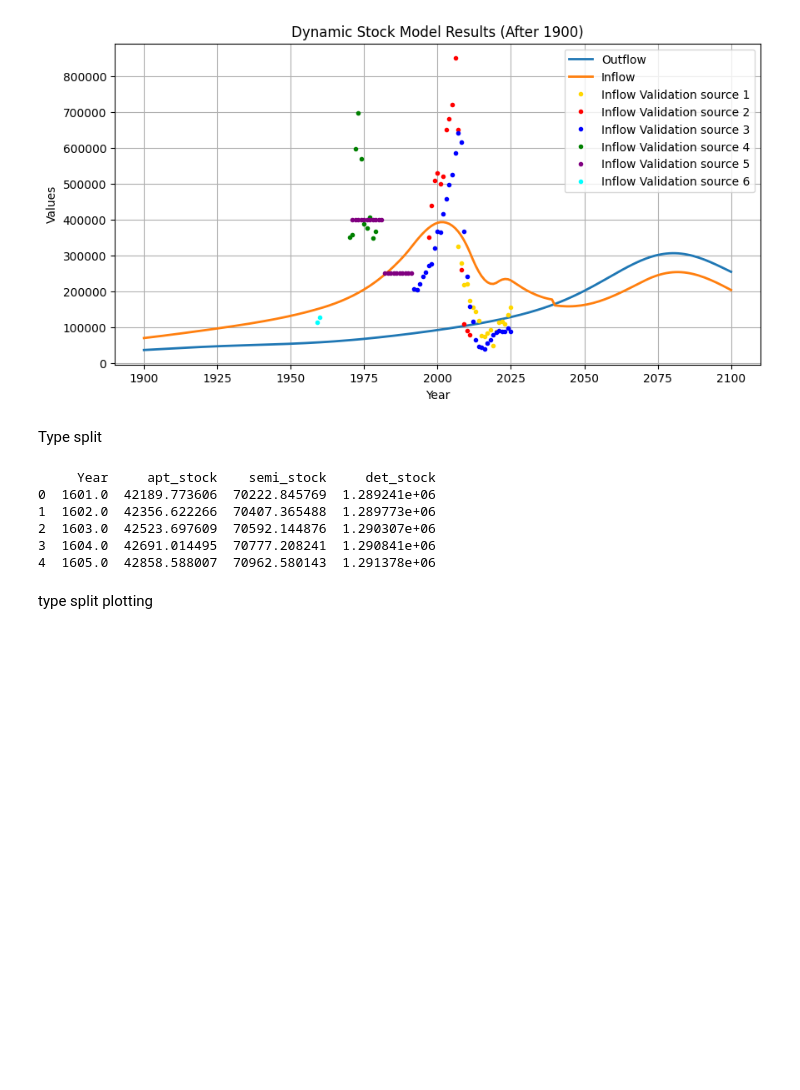
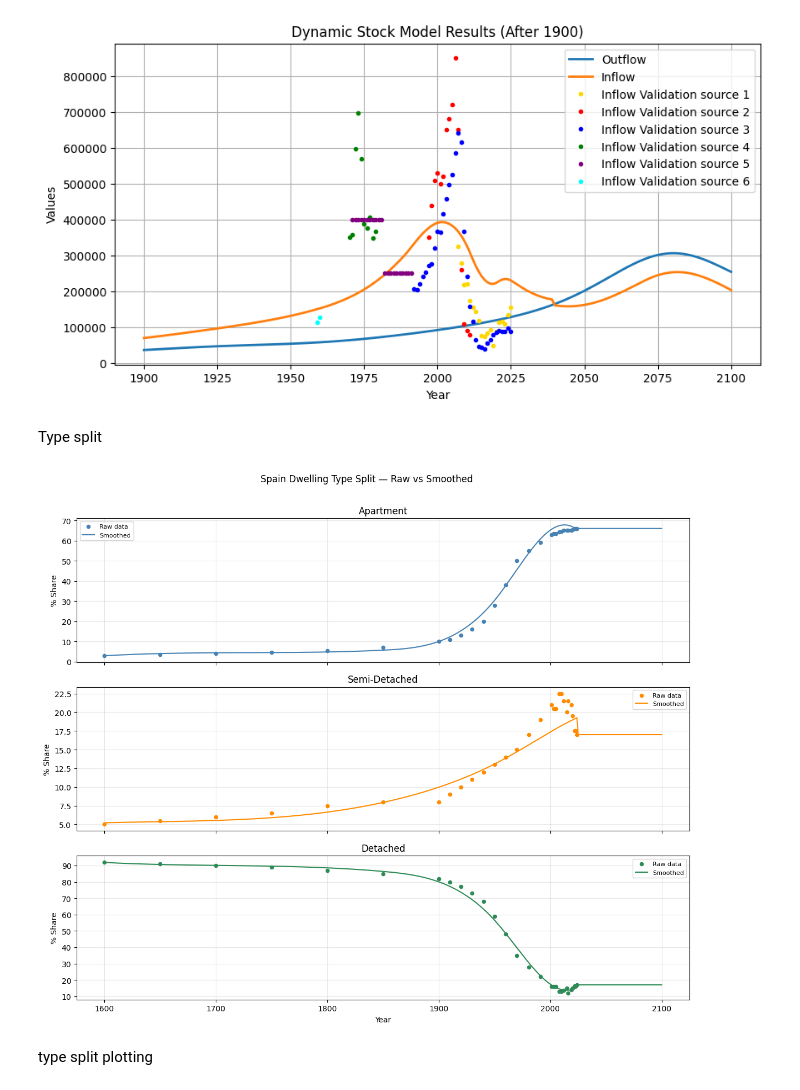
Before and after one commit to tdhunn01-design/MFA2, a Jupyter notebook: PPD_POP_Multiplied.ipynb, the cells around one changed output. Saved outputs shown, nothing was run; the diff lists cells and outputs as text; code cells hidden in the pictures; blank space fills up the shorter version.

```diff
--- a/PPD_POP_Multiplied.ipynb
+++ b/PPD_POP_Multiplied.ipynb
@@ -212,56 +212,70 @@ plt.legend()
 # %% [markdown]
 Type split
 # %%
+from scipy.interpolate import UnivariateSpline
+import matplotlib.pyplot as plt
 
-from scipy.interpolate import PchipInterpolator
+# raw points for plotting only - from the excel
+pct_raw = pd.read_excel("spain_dwelling_types.xlsx", sheet_name="Data", header=2)[["Year", "Apartment / Flat (%)", "Semi-Detached / Terraced (%)", "Detached (%)"]].dropna(subset=["Year"])
+pct_raw.columns = ["Year", "pct_apt", "pct_semi", "pct_det"]
+pct_raw = pct_raw[pd.to_numeric(pct_raw["Year"], errors="coerce").notna()]
+pct_raw["Year"] = pct_raw["Year"].astype(int)
+pct_raw[["pct_apt", "pct_semi", "pct_det"]] = pct_raw[["pct_apt", "pct_semi", "pct_det"]].apply(pd.to_numeric, errors="coerce")
+pct_raw = pct_raw.dropna()
 
-# load percentage splits from excel
-pct = pd.read_excel("spain_dwelling_types.xlsx", sheet_name="Data", header=2)[["Year", "Apartment / Flat (%)", "Semi-Detached / Terraced (%)", "Detached (%)"]].dropna(subset=["Year"])
-pct.columns = ["Year", "pct_apt", "pct_semi", "pct_det"]
-pct = pct[pd.to_numeric(pct["Year"], errors="coerce").notna()]
-pct["Year"] = pct["Year"].astype(int)
+# curated anchor points - monotonic, no reversals
+pct_clean = pd.DataFrame({
+    "Year":    [1600, 1700, 1800, 1850, 1900, 1930, 1950, 1960, 1970, 1981, 1991, 2001, 2024],
+    "pct_apt": [   3,    4,    5,    7,   10,   16,   28,   38,   50,   55,   59,   63,   66],
+    "pct_semi":[   5,    6,    7,    8,    8,   11,   13,   14,   15,   17,   18,   18,   17],
+    "pct_det": [  92,   90,   88,   85,   82,   73,   59,   48,   35,   28,   22,   17,   17],
+})
 
-# clean and prepare anchor points, thin post-2000 to reduce oscillation
-pct_known = pct.copy()
-pct_known[["pct_apt", "pct_semi", "pct_det"]] = pct_known[["pct_apt", "pct_semi", "pct_det"]].apply(pd.to_numeric, errors="coerce")
-pct_known = pct_known.dropna().sort_values("Year")
-pct_known = pd.concat([
-    pct_known[pct_known["Year"] <= 2000],
-    pct_known[pct_known["Year"] > 2000].iloc[::2]
-]).reset_index(drop=True)
-
-# build type_split with Product still attached
 type_split = result[["Year", "Product"]].copy()
 
-# fit monotonic spline, hold last value flat beyond 2024
 for col in ["pct_apt", "pct_semi", "pct_det"]:
-    interp = PchipInterpolator(pct_known["Year"].values, pct_known[col].values, extrapolate=False)
-    vals = interp(type_split["Year"].values)
-    last_val = pct_known[col].iloc[-1]
-    vals = np.where(type_split["Year"].values > pct_known["Year"].max(), last_val, vals)
-    type_split[col] = vals
+    spline = UnivariateSpline(pct_clean["Year"].values, pct_clean[col].values, s=50, k=3)
+    vals = spline(type_split["Year"].values)
+    last_val = pct_clean[col].iloc[-1]
+    vals = np.where(type_split["Year"].values > pct_clean["Year"].max(), last_val, vals)
+    type_split[col] = np.clip(vals, 0, 100)
 
-# renormalise so the three always sum to 100
+# renormalise
 row_sum = type_split[["pct_apt", "pct_semi", "pct_det"]].sum(axis=1)
 for col in ["pct_apt", "pct_semi", "pct_det"]:
     type_split[col] = type_split[col] / row_sum * 100
 
 # calculate stocks
 type_split["apt_stock"]  = type_split["Product"] * type_split["pct_apt"]  / 100
 type_split["semi_stock"] = type_split["Product"] * type_split["pct_semi"] / 100
 type_split["det_stock"]  = type_split["Product"] * type_split["pct_det"]  / 100
 
-# drop helper columns
 type_split = type_split[["Year", "apt_stock", "semi_stock", "det_stock"]]
 
-print(type_split.head())
+# ── plot raw excel points vs smoothed curated spline ─────────────────────────
+fig, axes = plt.subplots(3, 1, figsize=(12, 10), sharex=True)
+
+cols   = ["pct_apt",   "pct_semi",      "pct_det"]
+labels = ["Apartment", "Semi-Detached", "Detached"]
+colors = ["steelblue", "darkorange",    "seagreen"]
+
+for ax, col, label, color in zip(axes, cols, labels, colors):
+    # raw excel points
+    ax.scatter(pct_raw["Year"], pct_raw[col], color=color, zorder=5, s=20, label="Raw data")
+    # smoothed curated spline
+    smoothed_pct = type_split[col.replace("pct_", "") + "_stock"] / type_split[["apt_stock","semi_stock","det_stock"]].sum(axis=1) * 100
+    ax.plot(type_split["Year"], smoothed_pct, color=color, linewidth=1.5, label="Smoothed")
+    ax.set_ylabel("% Share")
+    ax.set_title(label)
+    ax.legend(fontsize=8)
+    ax.grid(True, alpha=0.3)
+
+axes[-1].set_xlabel("Year")
+plt.suptitle("Spain Dwelling Type Split — Raw vs Smoothed", y=1.01)
+plt.tight_layout()
+plt.show()
 # %% [output]
-     Year     apt_stock    semi_stock     det_stock
-0  1601.0  42189.773606  70222.845769  1.289241e+06
-1  1602.0  42356.622266  70407.365488  1.289773e+06
-2  1603.0  42523.697609  70592.144876  1.290307e+06
-3  1604.0  42691.014495  70777.208241  1.290841e+06
-4  1605.0  42858.588007  70962.580143  1.291378e+06
+[figure, added]
 # %% [markdown]
 type split plotting
 # %%
```
